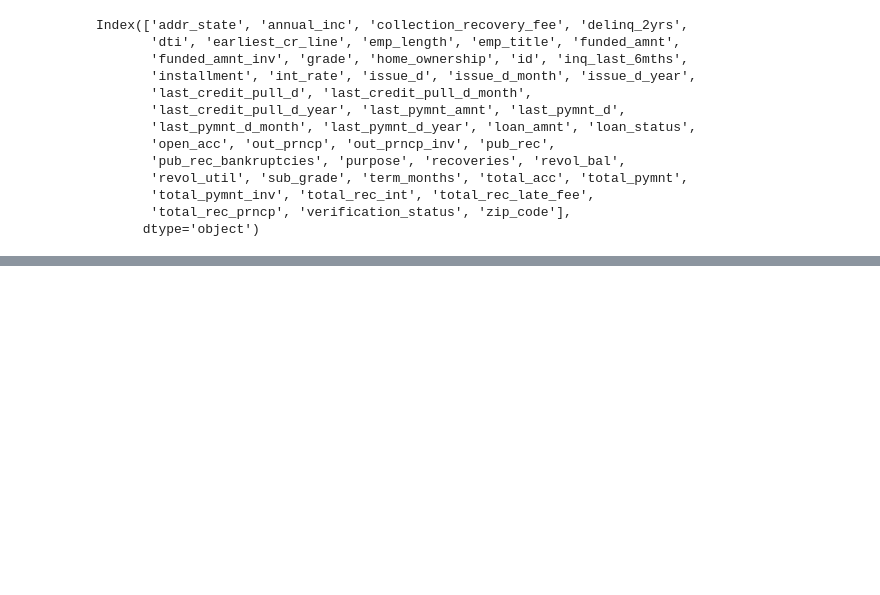
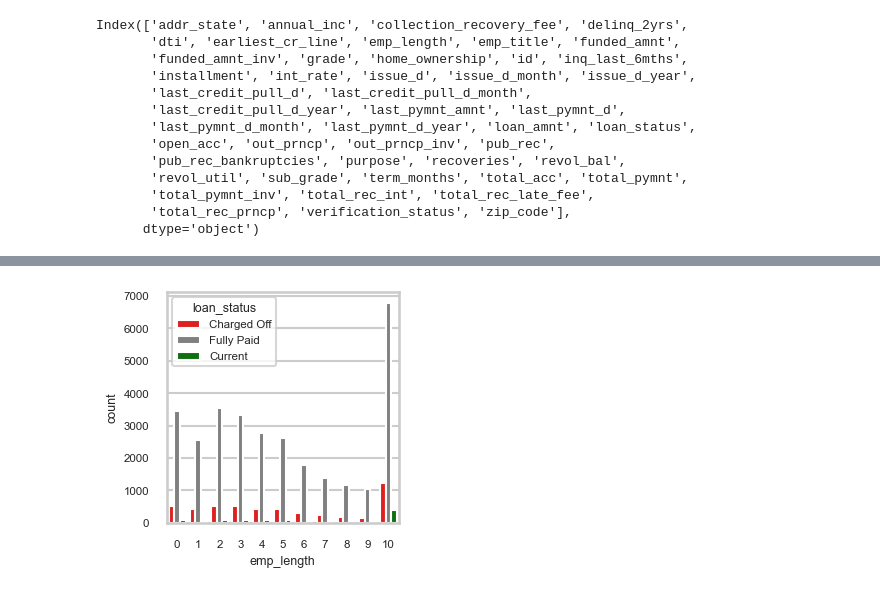
Before and after one commit to blogbydev/lendingcasestudy, a Jupyter notebook: lcs_suyash.ipynb, the cells around one changed output, grey strips where cells are left out. Cells and saved outputs as stored; diff of their text form; code cells hidden in the pictures; blank space fills up the shorter version.

Commit message:
Suyash: categorical columns count plots over hue of loan status

```diff
--- a/lcs_suyash.ipynb
+++ b/lcs_suyash.ipynb
@@ -3,6 +3,9 @@ import pandas as pd
 import numpy as np
 import matplotlib.pyplot as plt
 import seaborn as sns
+sns.set_palette('husl')
+sns.set_style('whitegrid')
+sns.set_context('talk', font_scale=0.5)
 # %%
 # we add the parameter `low_memory=False` since pandas reads data from files in chunks by default.
 # pandas also tries its best to decide on the `dtype` of the data in the chunk.
@@ -280,0 +282,8 @@ Index(['addr_state', 'annual_inc', 'collection_recovery_fee', 'delinq_2yrs',
+# %%
+# earliest_cr_line
+
+inp1['earliest_cr_line'] = pd.to_datetime(inp1['earliest_cr_line'], format = '%b-%y')
+inp1['earliest_cr_line_month'] = inp1['earliest_cr_line'].dt.month
+inp1['earliest_cr_line_year'] = inp1['earliest_cr_line'].dt.year
+
+inp1.columns.sort_values()
@@ -280,0 +307,11 @@ Index(['addr_state', 'annual_inc', 'collection_recovery_fee', 'delinq_2yrs',
+# %%
+# int_rate
+inp1['int_rate'] = inp1['int_rate'].str.replace('%','').astype(np.float64)
+# %%
+# emp_length
+inp1['emp_length'] = inp1['emp_length'].str.replace('< 1', '0')
+inp1['emp_length'] = inp1['emp_length'].str.replace('10+', '10')
+inp1['emp_length'] = inp1['emp_length'].str.replace('years', 'year')
+inp1['emp_length'] = inp1['emp_length'].str.replace('year', '')
+inp1['emp_length'] = inp1['emp_length'].astype(int)
+inp1['emp_length'].unique()
@@ -280,0 +370,7 @@ Index(['addr_state', 'annual_inc', 'collection_recovery_fee', 'delinq_2yrs',
+# %%
+plt.figure(figsize=(3,3))
+loan_status_palette = {'Fully Paid': 'gray', 'Current': 'green', 'Charged Off': 'red'}
+sns.categorical.countplot(data=inp1, x='emp_length', hue='loan_status', palette=loan_status_palette)
+plt.show()
+# %% [output]
+[figure, added]
```
Also changed, not shown: parts of 30 cells of this notebook.
